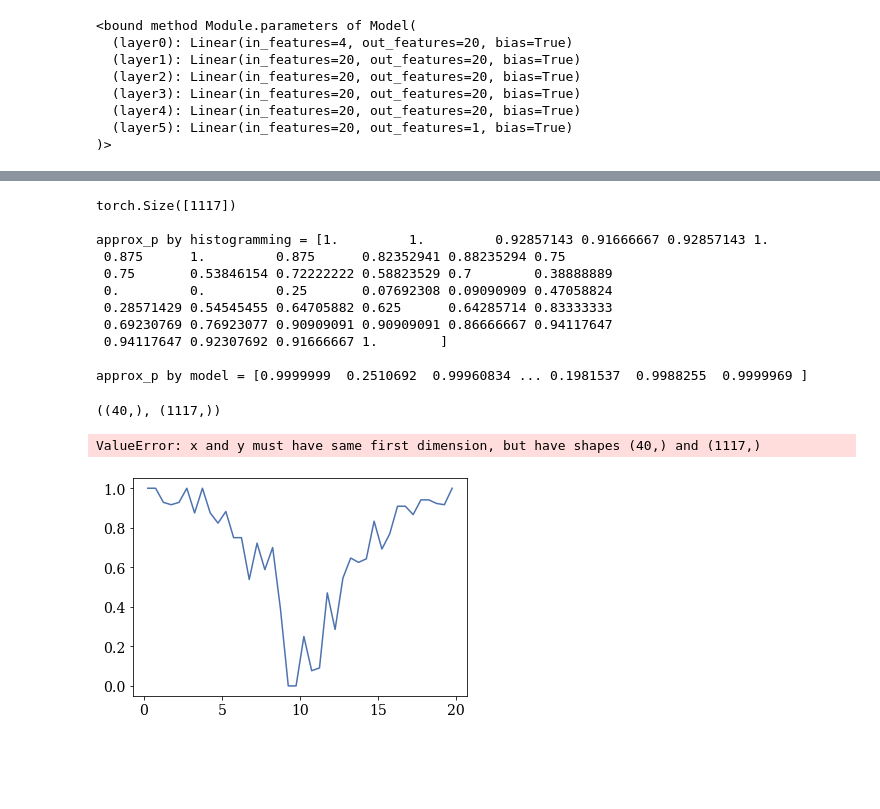
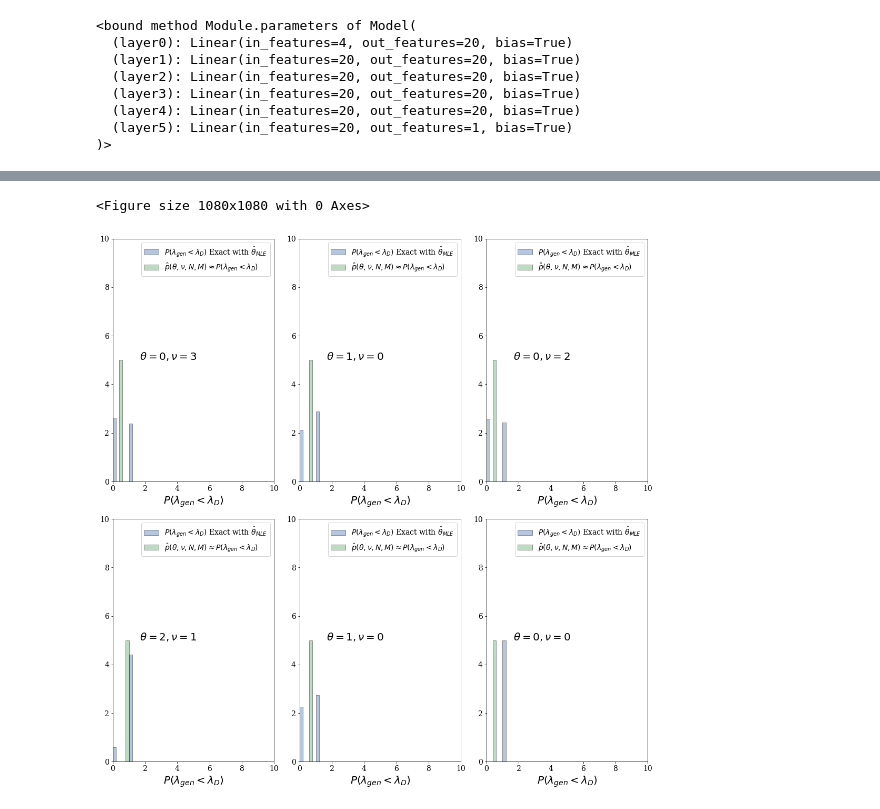
Before and after one commit to AliAlkadhim/LFI_HEP, a Jupyter notebook: Inference_Two_Parameters.ipynb, the cells around one changed output, grey strips where cells are left out. Saved outputs shown, nothing was run; the diff lists cells and outputs as text; code cells hidden in the pictures; blank space fills up the shorter version.

```diff
--- a/Inference_Two_Parameters.ipynb
+++ b/Inference_Two_Parameters.ipynb
@@ -112 +237,11 @@ model = torch.load('models/Regressor_TwoParams_theta_nu_m_n.pth'); model.paramet
+# %%
+MLE=True
+#generate (theta, nu) points
+points = [(theta, nu) for theta, nu in
+          zip(np.random.randint(low=0,high=4,size=6), np.random.randint(low=0,high=4,size=6))]
+results = sim_nm_lambdas_diff_theta_nu(points)
+plot_all(results)
+# %% [output]
+<Figure size 1080x1080 with 0 Axes>
+[figure, added]
 # %%
@@ -160,31 +296,0 @@ def hist_data_two_params(data, N, M, x):
-# %%
-xmin, xmax = 0, 20
-xrange= (xmin, xmax)
-xbins = 40
-xstep = (xmax - xmin) / xbins
-x     = np.arange(xmin+0.5*xstep, xmax + 0.5*xstep, xstep)
-N, M = 12, 2
-approx_p_by_hist, model_at_inputs = hist_data_two_params(data, N, M, x)
-# %% [output]
-torch.Size([1117])
-
-approx_p by histogramming = [1.         1.         0.92857143 0.91666667 0.92857143 1.
- 0.875      1.         0.875      0.82352941 0.88235294 0.75
- 0.75       0.53846154 0.72222222 0.58823529 0.7        0.38888889
- 0.         0.         0.25       0.07692308 0.09090909 0.47058824
- 0.28571429 0.54545455 0.64705882 0.625      0.64285714 0.83333333
- 0.69230769 0.76923077 0.90909091 0.90909091 0.86666667 0.94117647
- 0.94117647 0.92307692 0.91666667 1.        ]
-
-approx_p by model = [0.9999999  0.2510692  0.99960834 ... 0.1981537  0.9988255  0.9999969 ]
-# %%
-approx_p_by_hist.shape, model_at_inputs.shape
-# %% [output]
-((40,), (1117,))
-# %%
-plt.plot(x, approx_p_by_hist, label='approx_p_by_hist')
-plt.plot(x, model_at_inputs, label='approx_p_by_hist')
-plt.legend()
-# %% [output]
-ValueError: x and y must have same first dimension, but have shapes (40,) and (1117,)
-[figure, removed]
```
Also changed, not shown: parts of 7 cells of this notebook, 18 other files.
